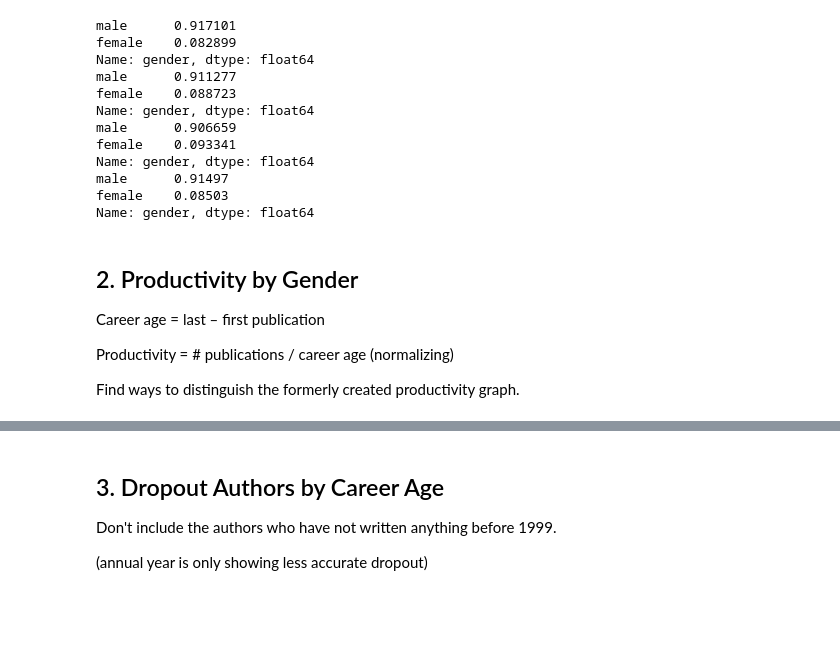
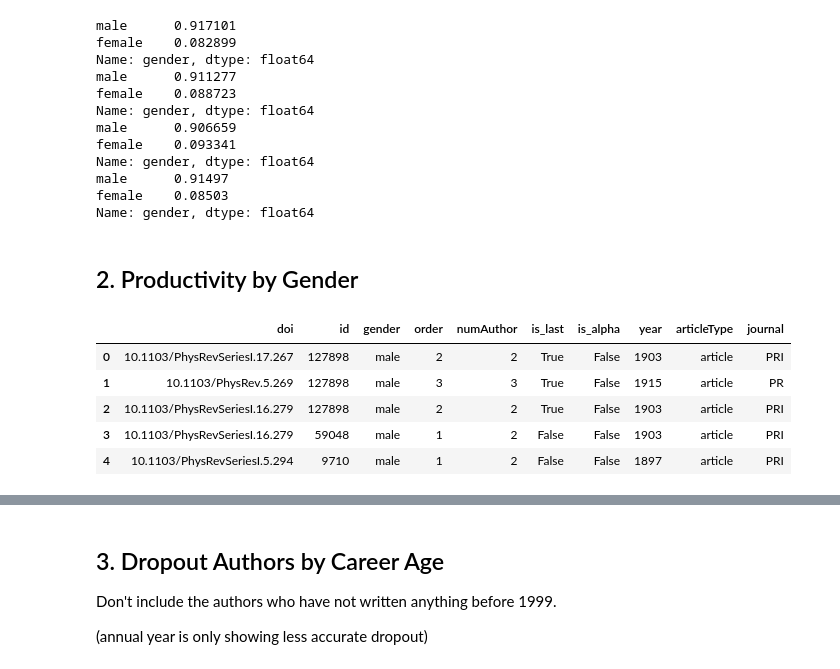
Before and after one commit to therobinkay/gender_bias_2021, a Jupyter notebook: Journal_Analysis_1_(GitHub).ipynb, the cells around one changed output, grey strips where cells are left out. Saved outputs shown, nothing was run; the diff lists cells and outputs as text; code cells hidden in the pictures; blank space fills up the shorter version.

```diff
--- a/Journal_Analysis_1_(GitHub).ipynb
+++ b/Journal_Analysis_1_(GitHub).ipynb
@@ -66,12 +66,16 @@ Name: gender, dtype: float64
 male      0.91497
 female    0.08503
 Name: gender, dtype: float64
-# %% [markdown]
-## 2. Productivity by Gender
-Career age = last – first publication
-
-Productivity = # publications / career age (normalizing)
-
-Find ways to distinguish the formerly created productivity graph.
+# %% [markdown]
+## 2. Productivity by Gender
+# %%
+data.head()
+# %% [output]
+|  | doi | id | gender | order | numAuthor | is_last | is_alpha | year | articleType | journal |
+| 0 | 10.1103/PhysRevSeriesI.17.267 | 127898 | male | 2 | 2 | True | False | 1903 | article | PRI |
+| 1 | 10.1103/PhysRev.5.269 | 127898 | male | 3 | 3 | True | False | 1915 | article | PR |
+| 2 | 10.1103/PhysRevSeriesI.16.279 | 127898 | male | 2 | 2 | True | False | 1903 | article | PRI |
+| 3 | 10.1103/PhysRevSeriesI.16.279 | 59048 | male | 1 | 2 | False | False | 1903 | article | PRI |
+| 4 | 10.1103/PhysRevSeriesI.5.294 | 9710 | male | 1 | 2 | False | False | 1897 | article | PRI |
 # %%
 # Creating a DataFrame with productivity calculated
```
Also changed, not shown: parts of 12 cells of this notebook.
